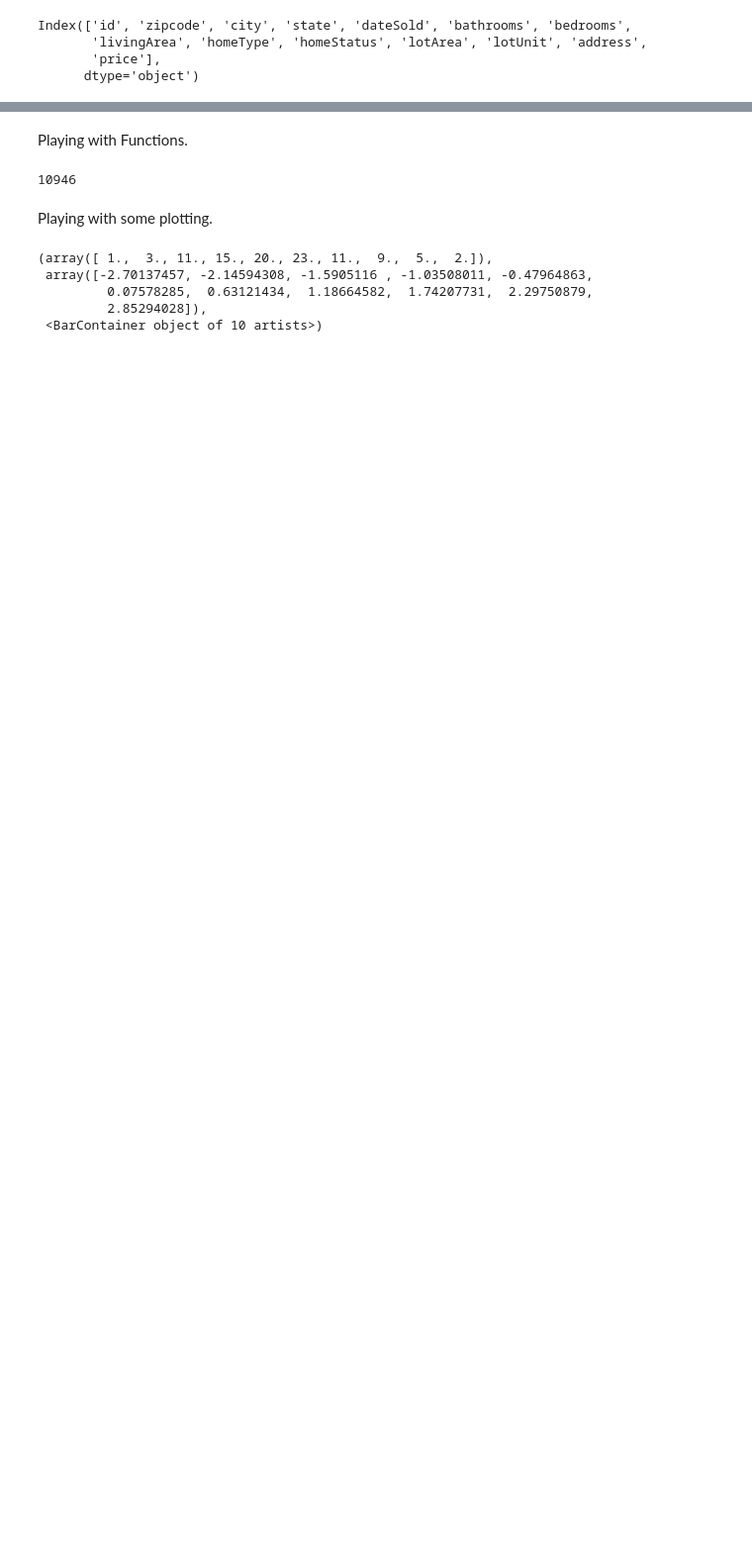
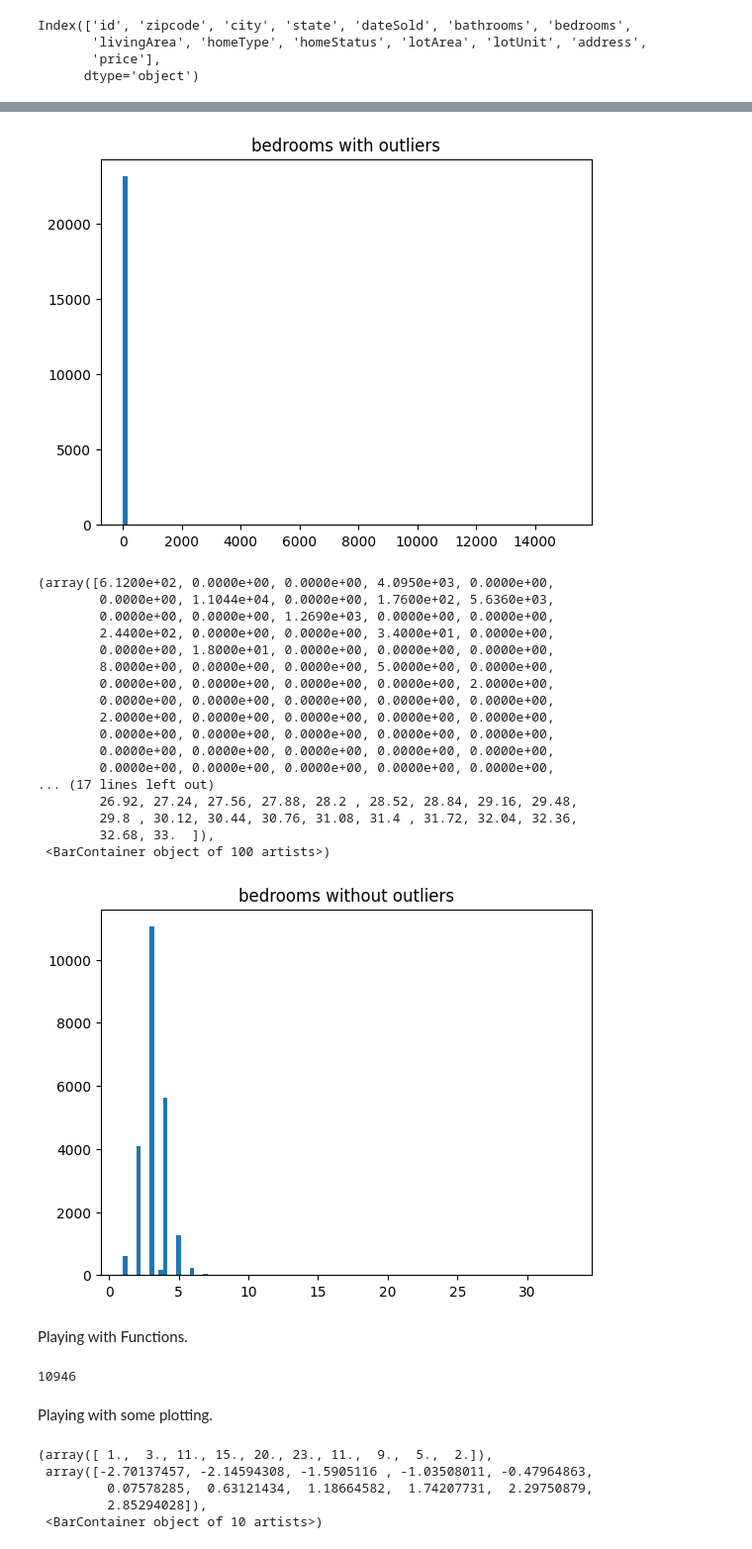
Before and after one commit to vtomlin1/Portfolio, a Jupyter notebook: Python/MLH_Housing_Prices_Forecasting.ipynb, the cells around one changed output, grey strips where cells are left out. Shown at 99% size. Drawn from its saved outputs; the diff is of its cells as text; code cells hidden in the pictures; blank space fills up the shorter version.

```diff
--- a/Python/MLH_Housing_Prices_Forecasting.ipynb
+++ b/Python/MLH_Housing_Prices_Forecasting.ipynb
@@ -28,0 +245,5 @@ Index(['id', 'zipcode', 'city', 'state', 'dateSold', 'bathrooms', 'bedrooms',
+# %%
+#Calculate if a house has more or less the amount of bedrooms from the average.
+distance_from_mean = np.abs(train_without_id['bedrooms'] - train_without_id['bedrooms'].mean())
+
+distance_from_mean
@@ -28,0 +263,5 @@ Index(['id', 'zipcode', 'city', 'state', 'dateSold', 'bathrooms', 'bedrooms',
+# %%
+#Calculate the # of bedrooms that is 2 standard deviations from the mean.
+std_x_3 = train_without_id['bedrooms'].std() * 2
+
+std_x_3
@@ -29,3 +272,32 @@ Index(['id', 'zipcode', 'city', 'state', 'dateSold', 'bathrooms', 'bedrooms',
+# %%
+bedrooms_wihtout_outliers = train_without_id[distance_from_mean < std_x_3]['bedrooms']
+
+plt.title('bedrooms with outliers')
+plt.hist(train_without_id['bedrooms'], bins=100)
+plt.show()
+
+plt.title('bedrooms without outliers')
+plt.hist(bedrooms_wihtout_outliers, bins=100)
+# %% [output]
+[figure, added]
+(array([6.1200e+02, 0.0000e+00, 0.0000e+00, 4.0950e+03, 0.0000e+00,
+        0.0000e+00, 1.1044e+04, 0.0000e+00, 1.7600e+02, 5.6360e+03,
+        0.0000e+00, 0.0000e+00, 1.2690e+03, 0.0000e+00, 0.0000e+00,
+        2.4400e+02, 0.0000e+00, 0.0000e+00, 3.4000e+01, 0.0000e+00,
+        0.0000e+00, 1.8000e+01, 0.0000e+00, 0.0000e+00, 0.0000e+00,
+        8.0000e+00, 0.0000e+00, 0.0000e+00, 5.0000e+00, 0.0000e+00,
+        0.0000e+00, 0.0000e+00, 0.0000e+00, 0.0000e+00, 2.0000e+00,
+        0.0000e+00, 0.0000e+00, 0.0000e+00, 0.0000e+00, 0.0000e+00,
+        2.0000e+00, 0.0000e+00, 0.0000e+00, 0.0000e+00, 0.0000e+00,
+        0.0000e+00, 0.0000e+00, 0.0000e+00, 0.0000e+00, 0.0000e+00,
+        0.0000e+00, 0.0000e+00, 0.0000e+00, 0.0000e+00, 0.0000e+00,
+        0.0000e+00, 0.0000e+00, 0.0000e+00, 0.0000e+00, 0.0000e+00,
+... (17 lines left out)
+        26.92, 27.24, 27.56, 27.88, 28.2 , 28.52, 28.84, 29.16, 29.48,
+        29.8 , 30.12, 30.44, 30.76, 31.08, 31.4 , 31.72, 32.04, 32.36,
+        32.68, 33.  ]),
+ <BarContainer object of 100 artists>)
+[figure, added]
 # %% [markdown]
 Playing with Functions.
 # %%
```
Also changed, not shown: parts of 32 cells of this notebook.
